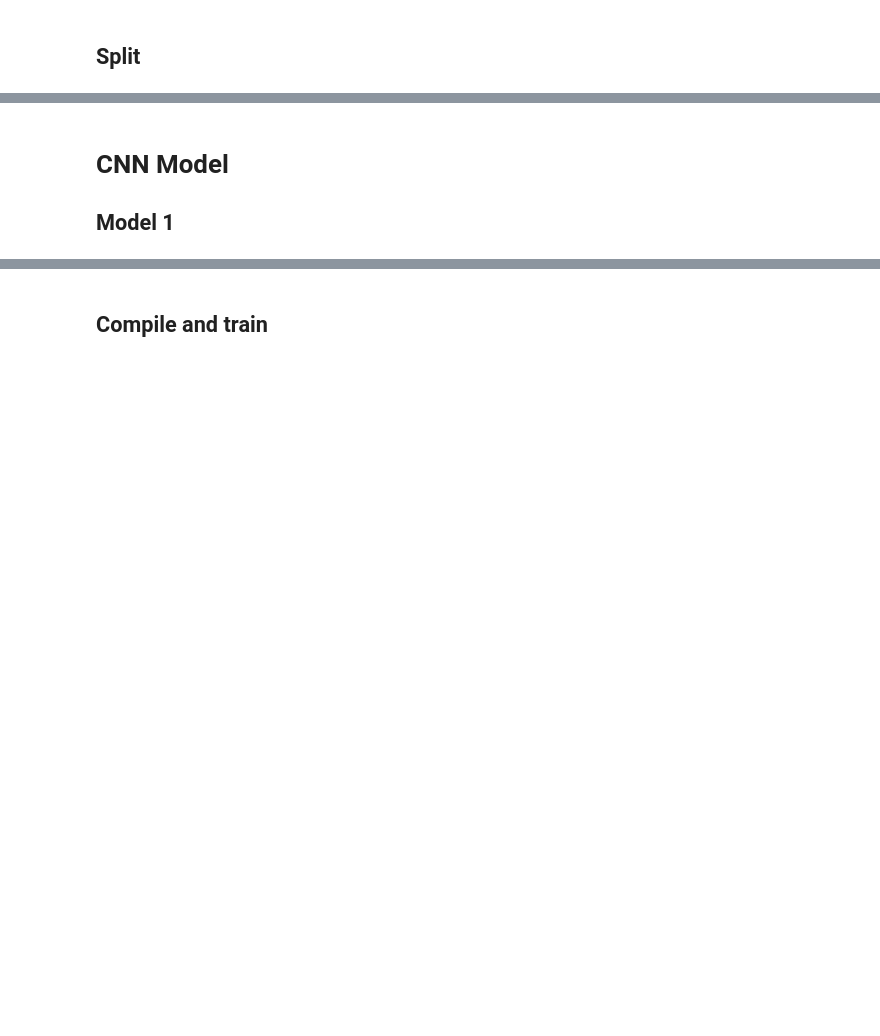
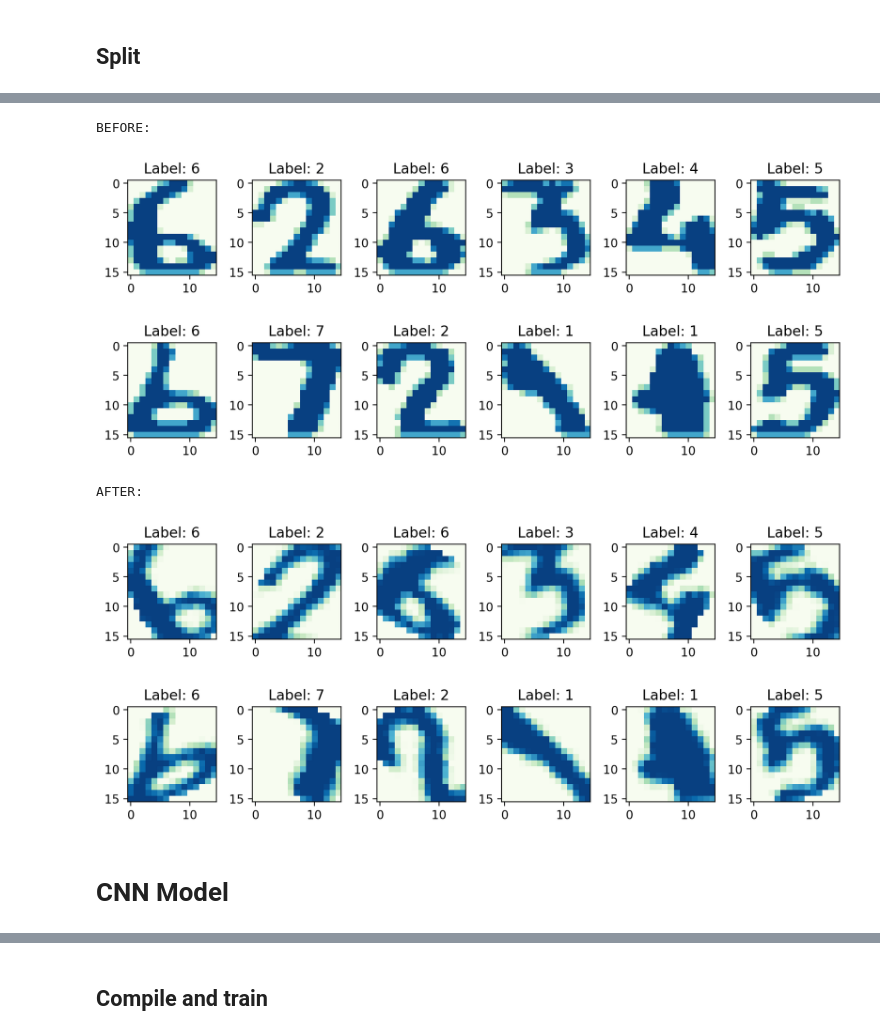
Before and after one commit to oyjuffer/FER-CNN, a Jupyter notebook: CNN.ipynb, the cells around one changed output, grey strips where cells are left out. Cells and saved outputs as stored; diff of their text form; code cells hidden in the pictures; blank space fills up the shorter version.

```diff
--- a/CNN.ipynb
+++ b/CNN.ipynb
@@ -59,5 +64,53 @@ X_train, X_test, y_train, y_test = train_test_split(features, labels, test_size=
+# %%
+# Define image generator for data augmentation
+image_generator = ImageDataGenerator(
+    rotation_range=30,
+    zoom_range=[1, 0.9],
+    width_shift_range=0.05,
+    height_shift_range=0.05,
+    shear_range=30,
+    fill_mode="constant",
+    cval=0
+)
+image_generator.fit(X_train.reshape(X_train.shape[0], 16, 15, 1))
+# %%
+# define number of rows & columns
+num_row = 2
+num_col = 6
+num = num_row * num_col
+# plot before
+print("BEFORE:\n")
+# plot images
+fig1, axes1 = plt.subplots(num_row, num_col, figsize=(1.5 * num_col, 2 * num_row))
+for i in range(num):
+    ax = axes1[i // num_col, i % num_col]
+    ax.imshow(X_train[i], cmap="GnBu")
+    ax.set_title("Label: {}".format(y_train[i]))
+plt.tight_layout()
+plt.show()
+
+# plot after
+print("AFTER:\n")
+fig2, axes2 = plt.subplots(num_row, num_col, figsize=(1.5 * num_col, 2 * num_row))
+for X, Y in image_generator.flow(
+    X_train.reshape(X_train.shape[0], 16, 15, 1),
+    y_train.reshape(y_train.shape[0], 1),
+    batch_size=num,
+    shuffle=False,
+):
+    for i in range(0, num):
+        ax = axes2[i // num_col, i % num_col]
+        ax.imshow(X[i].reshape(16, 15), cmap="GnBu")
+        ax.set_title("Label: {}".format(int(Y[i])))
+    break
+plt.tight_layout()
+plt.show()
+# %% [output]
+BEFORE:
+[figure, added]
+AFTER:
+[figure, added]
 # %% [markdown]
 # CNN Model
-## Model 1
 # %%
 model = keras.Sequential()
```
Also changed, not shown: parts of 16 cells of this notebook.
